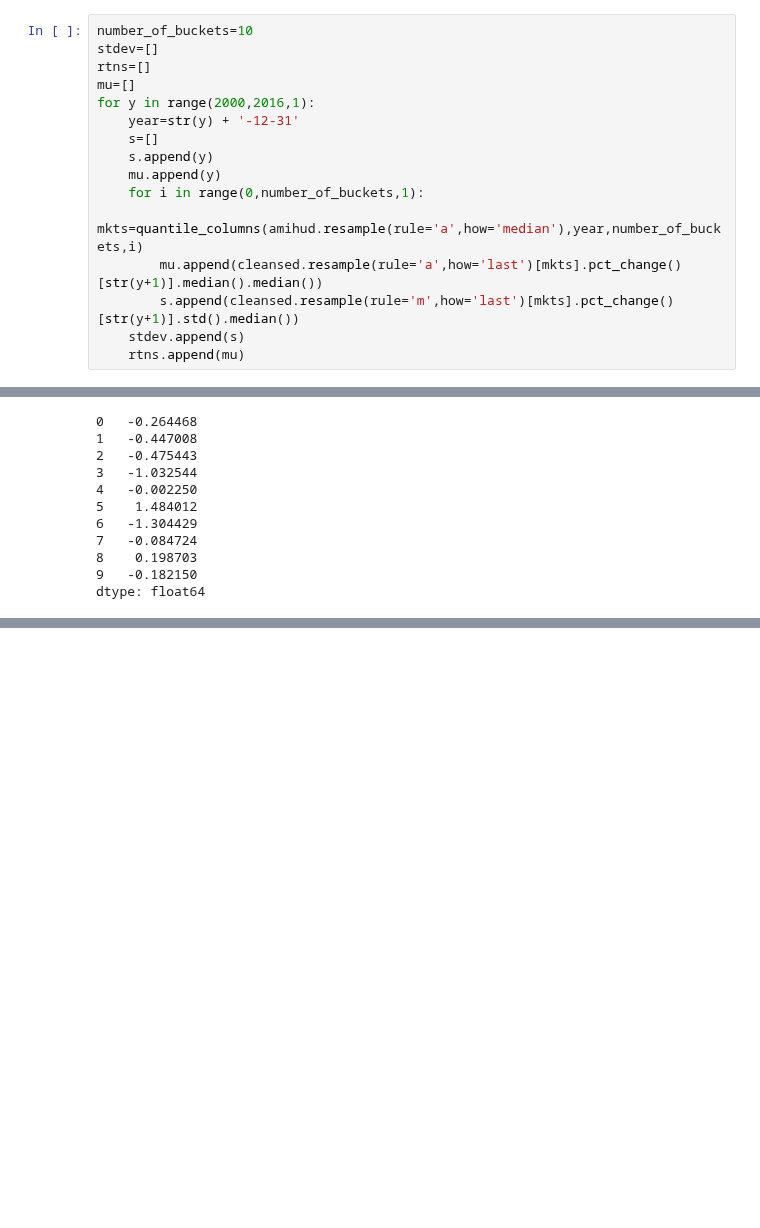
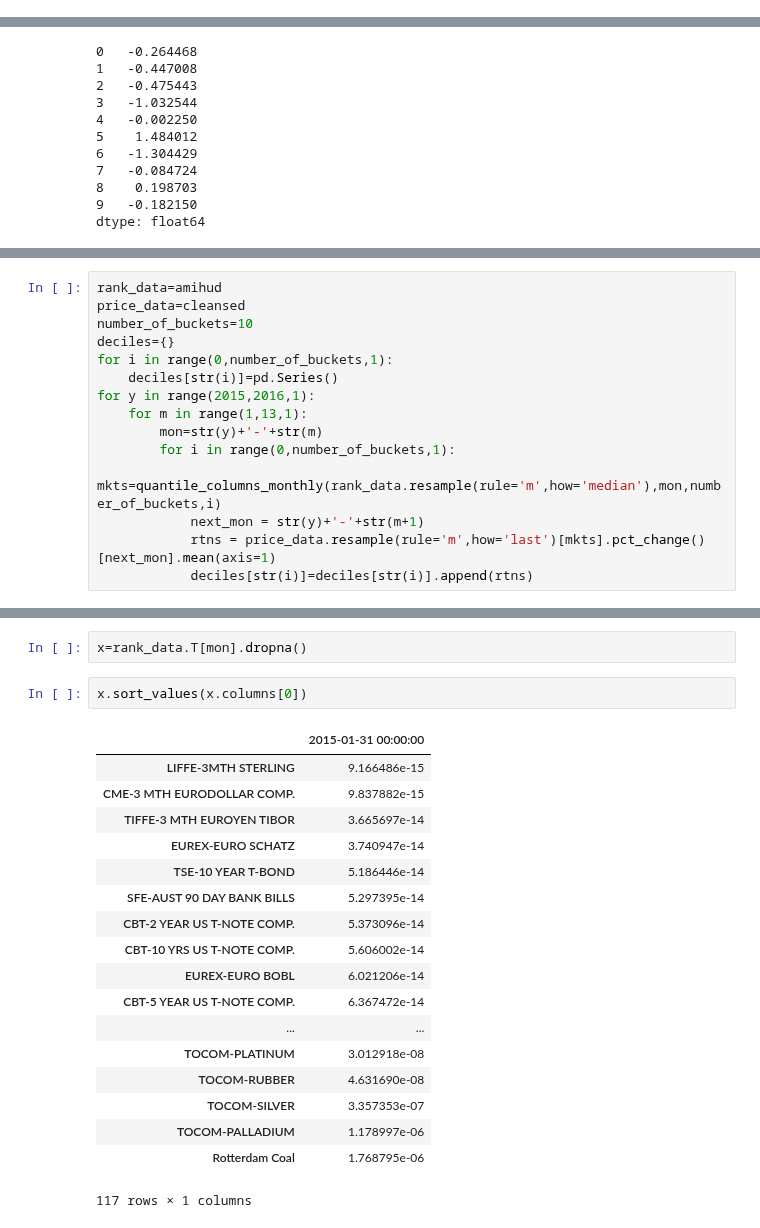
Before and after one commit to mrefermat/FinancePhD, a Jupyter notebook: LiquidityMomentum/Amihud with rebalance and other moments and drawdown.ipynb, the cells around one changed output, grey strips where cells are left out. Drawn from its saved outputs; the diff is of its cells as text; blank space fills up the shorter version.

Commit message:
Planning out first few tables of the paper
Also added monthly quintile analysis but more testing is needed for the
function.

```diff
--- a/LiquidityMomentum/Amihud with rebalance and other moments and drawdown.ipynb
+++ b/LiquidityMomentum/Amihud with rebalance and other moments and drawdown.ipynb
@@ -40,19 +40,3 @@ Idea:
 
 * Sort portfolios on an annual baisis
 * cacluated $\sigma$, $\mu$, skew, max drawdown
-# %%
-number_of_buckets=10
-stdev=[]
-rtns=[]
-mu=[]
-for y in range(2000,2016,1):
-    year=str(y) + '-12-31'
-    s=[]
-    s.append(y)
-    mu.append(y)
-    for i in range(0,number_of_buckets,1):
-        mkts=quantile_columns(amihud.resample(rule='a',how='median'),year,number_of_buckets,i)
-        mu.append(cleansed.resample(rule='a',how='last')[mkts].pct_change()[str(y+1)].median().median())
-        s.append(cleansed.resample(rule='m',how='last')[mkts].pct_change()[str(y+1)].std().median())
-    stdev.append(s)
-    rtns.append(mu)
@@ -176,0 +216,15 @@ strong multicollinearity problems or that the design matrix is singular.
+# %%
+rank_data=amihud
+price_data=cleansed
+number_of_buckets=10
+deciles={}
+for i in range(0,number_of_buckets,1):
+    deciles[str(i)]=pd.Series()
+for y in range(2015,2016,1):
+    for m in range(1,13,1):
+        mon=str(y)+'-'+str(m)
+        for i in range(0,number_of_buckets,1):
+            mkts=quantile_columns_monthly(rank_data.resample(rule='m',how='median'),mon,number_of_buckets,i)
+            next_mon = str(y)+'-'+str(m+1)
+            rtns = price_data.resample(rule='m',how='last')[mkts].pct_change()[next_mon].mean(axis=1)
+            deciles[str(i)]=deciles[str(i)].append(rtns)
@@ -176,0 +244,23 @@ strong multicollinearity problems or that the design matrix is singular.
+# %%
+x=rank_data.T[mon].dropna()
+# %%
+x.sort_values(x.columns[0])
+# %% [output]
+|  | 2015-01-31 00:00:00 |
+| LIFFE-3MTH STERLING | 9.166486e-15 |
+| CME-3 MTH EURODOLLAR COMP. | 9.837882e-15 |
+| TIFFE-3 MTH EUROYEN TIBOR | 3.665697e-14 |
+| EUREX-EURO SCHATZ | 3.740947e-14 |
+| TSE-10 YEAR T-BOND | 5.186446e-14 |
+| SFE-AUST 90 DAY BANK BILLS | 5.297395e-14 |
+| CBT-2 YEAR US T-NOTE COMP. | 5.373096e-14 |
+| CBT-10 YRS US T-NOTE COMP. | 5.606002e-14 |
+| EUREX-EURO BOBL | 6.021206e-14 |
+| CBT-5 YEAR US T-NOTE COMP. | 6.367472e-14 |
+| ... | ... |
+| TOCOM-PLATINUM | 3.012918e-08 |
+| TOCOM-RUBBER | 4.631690e-08 |
+| TOCOM-SILVER | 3.357353e-07 |
+| TOCOM-PALLADIUM | 1.178997e-06 |
+| Rotterdam Coal | 1.768795e-06 |
+117 rows × 1 columns
```
Also changed, not shown: parts of 18 cells of this notebook, 2 other files.
